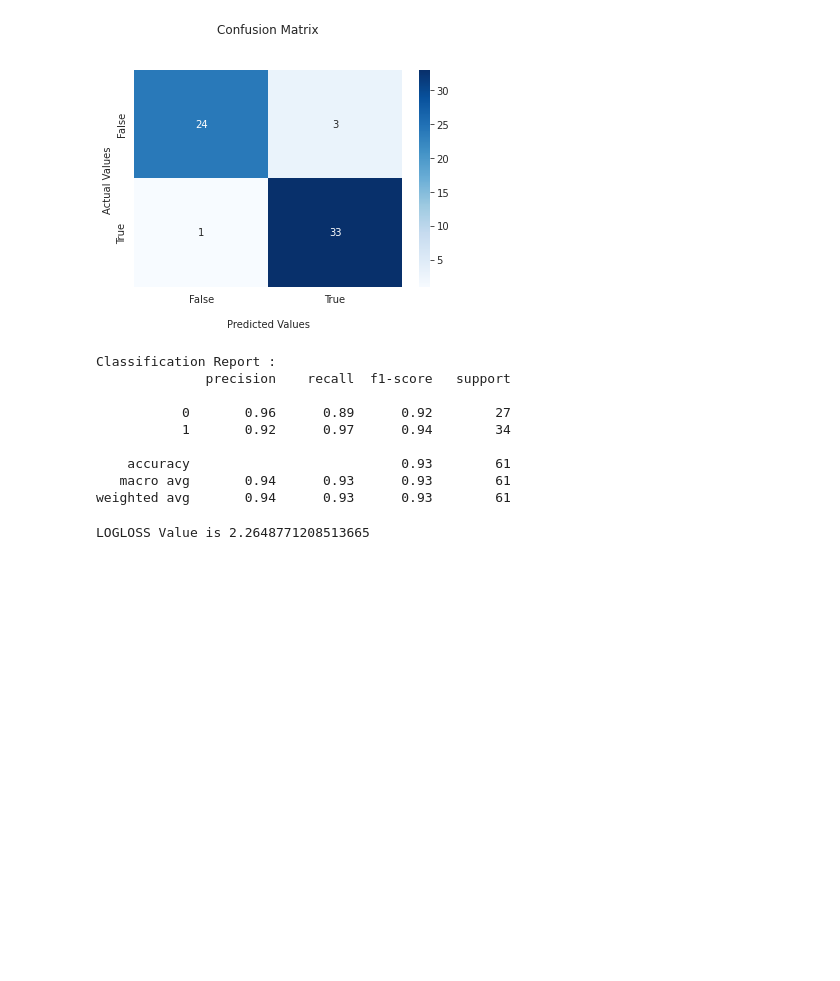
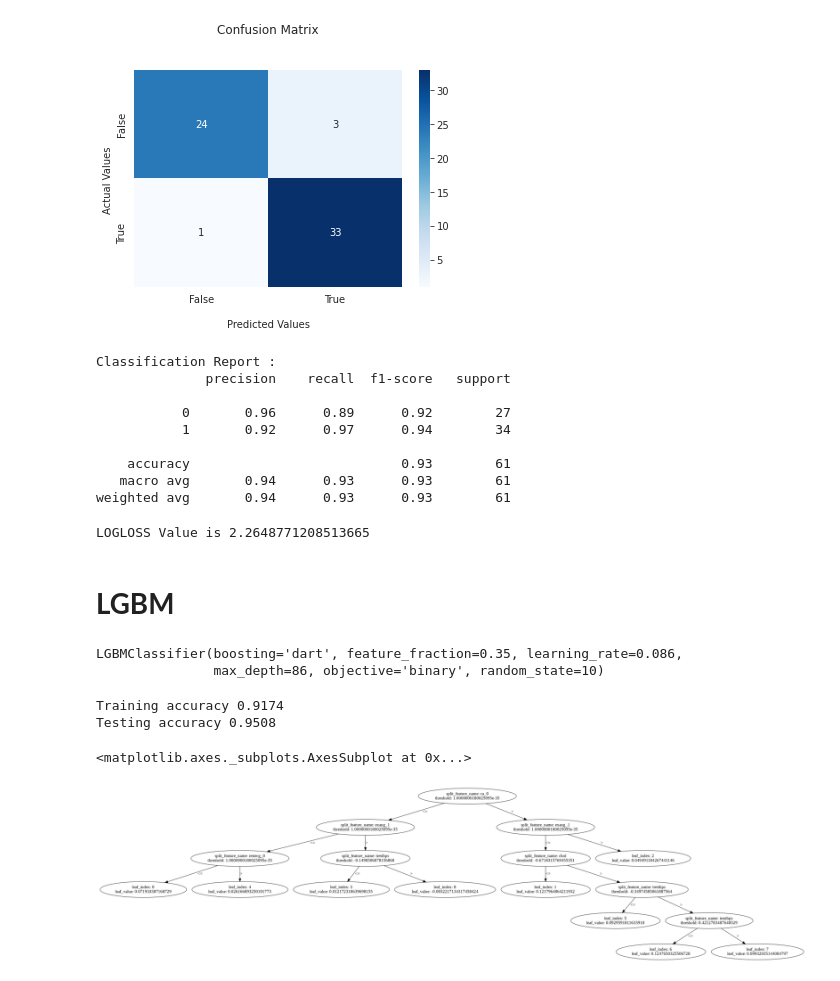
Before and after one commit to Zadak-H/Heart_Attack_Prediction, a Jupyter notebook: Heart_attack_prediction_classification.ipynb, the cells around one changed output. Drawn from its saved outputs; the diff is of its cells as text; code cells hidden in the pictures; blank space fills up the shorter version.

```diff
--- a/Heart_attack_prediction_classification.ipynb
+++ b/Heart_attack_prediction_classification.ipynb
@@ -849,3 +849,10 @@ from sklearn.metrics import log_loss
 print('LOGLOSS Value is',log_loss(y_test, y_pred))
 # %% [output]
 LOGLOSS Value is 2.2648771208513665
+# %% [markdown]
+# **LGBM**
+# %%
+from sklearn.model_selection import train_test_split
+y = heart_dataset['target']
+X = heart_dataset.drop(['target'], axis = 1)
+X_train, X_test, y_train, y_test = train_test_split(X, y, test_size=0.2, random_state=120)
@@ -851,0 +861,17 @@ LOGLOSS Value is 2.2648771208513665
+# %%
+model = lgb.LGBMClassifier(objective="binary",boosting="dart",feature_fraction = 35/100,learning_rate=86/1000,max_depth=86,random_state=10)
+model.fit(X_train,y_train)
+# %% [output]
+LGBMClassifier(boosting='dart', feature_fraction=0.35, learning_rate=0.086,
+               max_depth=86, objective='binary', random_state=10)
+# %%
+print('Training accuracy {:.4f}'.format(model.score(X_train,y_train)))
+print('Testing accuracy {:.4f}'.format(model.score(X_test,y_test)))
+# %% [output]
+Training accuracy 0.9174
+Testing accuracy 0.9508
+# %%
+lgb.plot_tree(model,figsize=(30,40))
+# %% [output]
+<matplotlib.axes._subplots.AxesSubplot at 0x...>
+[figure, added]
```
Also changed, not shown: parts of 4 cells of this notebook.
